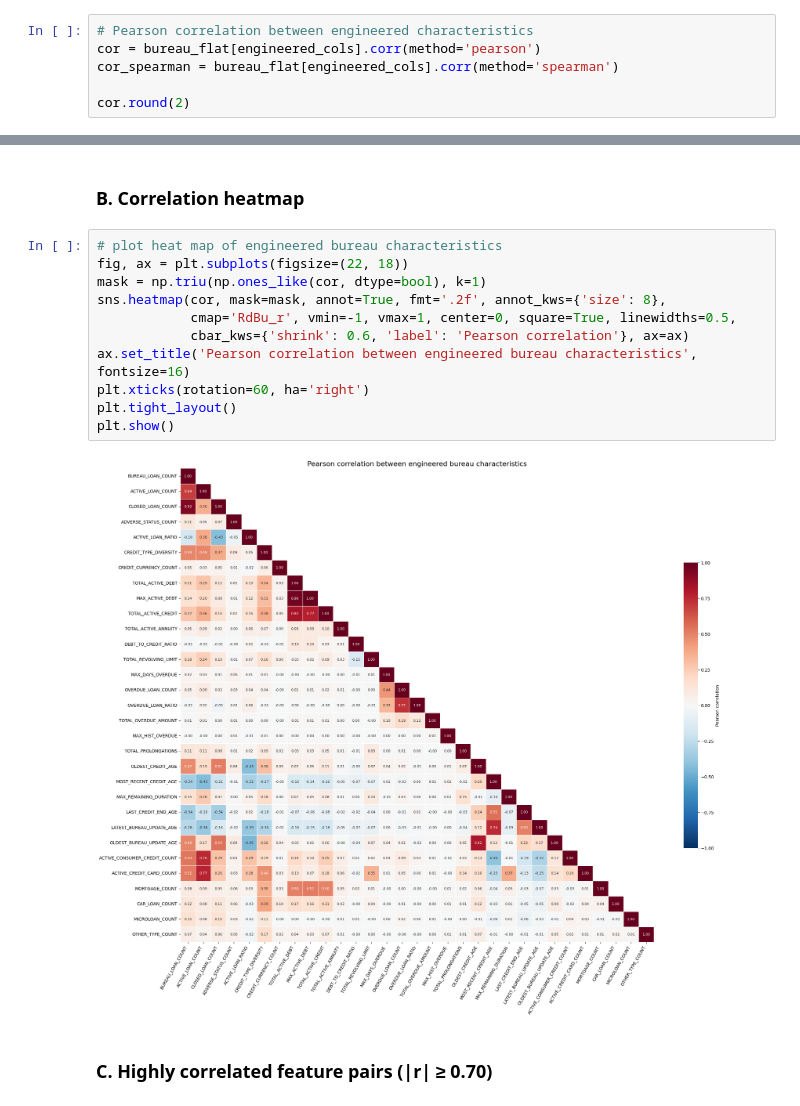
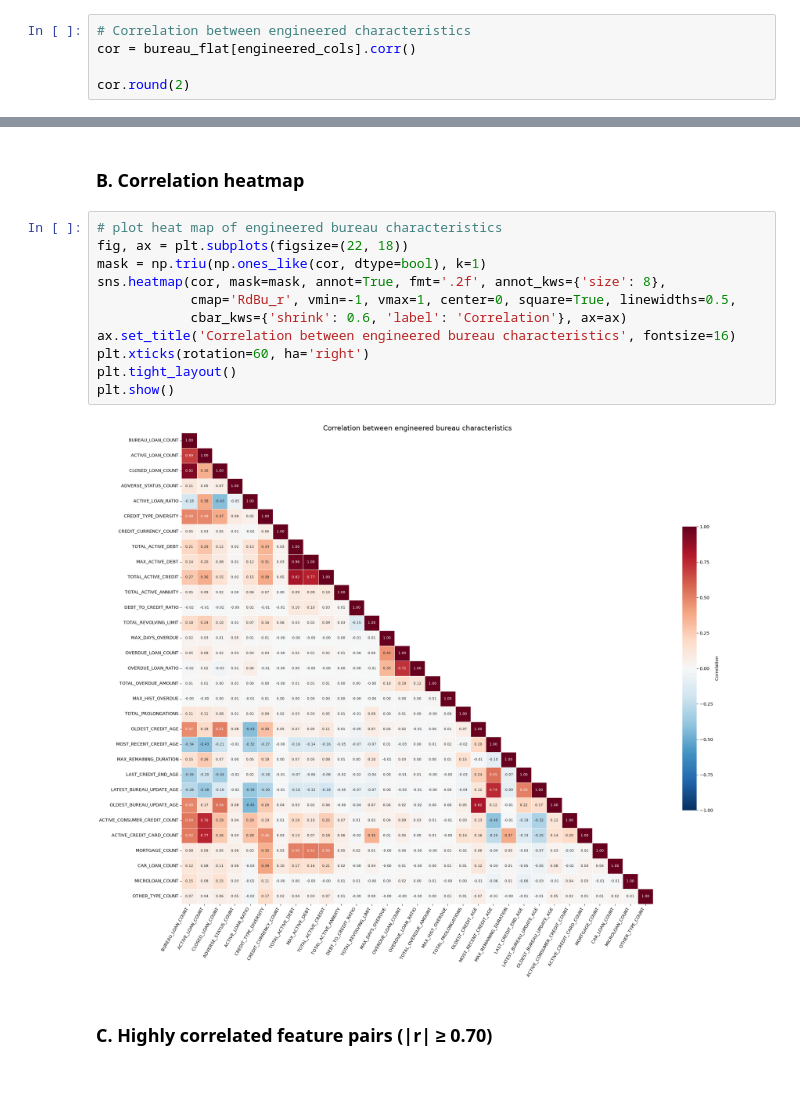
Before and after one commit to LeeLinWang/faproject, a Jupyter notebook: 01_flattened_Bureau_data.ipynb, the cells around one changed output, grey strips where cells are left out. Saved outputs shown, nothing was run; the diff lists cells and outputs as text.

Commit message:
Update customer segmentation and bureau notebooks

```diff
--- a/01_flattened_Bureau_data.ipynb
+++ b/01_flattened_Bureau_data.ipynb
@@ -758,9 +742,8 @@ Correlations are calculated between the **engineered applicant-level characteris
 # %% [markdown]
 ### A. Correlation matrix
 # %%
-# Pearson correlation between engineered characteristics
-cor = bureau_flat[engineered_cols].corr(method='pearson')
-cor_spearman = bureau_flat[engineered_cols].corr(method='spearman')
+# Correlation between engineered characteristics
+cor = bureau_flat[engineered_cols].corr()
 
 cor.round(2)
 # %% [output]
@@ -786,16 +769,16 @@ cor.round(2)
 # %%
 # plot heat map of engineered bureau characteristics
 fig, ax = plt.subplots(figsize=(22, 18))
 mask = np.triu(np.ones_like(cor, dtype=bool), k=1)
 sns.heatmap(cor, mask=mask, annot=True, fmt='.2f', annot_kws={'size': 8},
             cmap='RdBu_r', vmin=-1, vmax=1, center=0, square=True, linewidths=0.5,
-            cbar_kws={'shrink': 0.6, 'label': 'Pearson correlation'}, ax=ax)
-ax.set_title('Pearson correlation between engineered bureau characteristics', fontsize=16)
+            cbar_kws={'shrink': 0.6, 'label': 'Correlation'}, ax=ax)
+ax.set_title('Correlation between engineered bureau characteristics', fontsize=16)
 plt.xticks(rotation=60, ha='right')
 plt.tight_layout()
 plt.show()
 # %% [output]
-[figure, old version]
+[figure, new version]
 # %% [markdown]
 ### C. Highly correlated feature pairs (|r| ≥ 0.70)
 # %%
```
Also changed, not shown: parts of 12 cells of this notebook, 1 other file.
